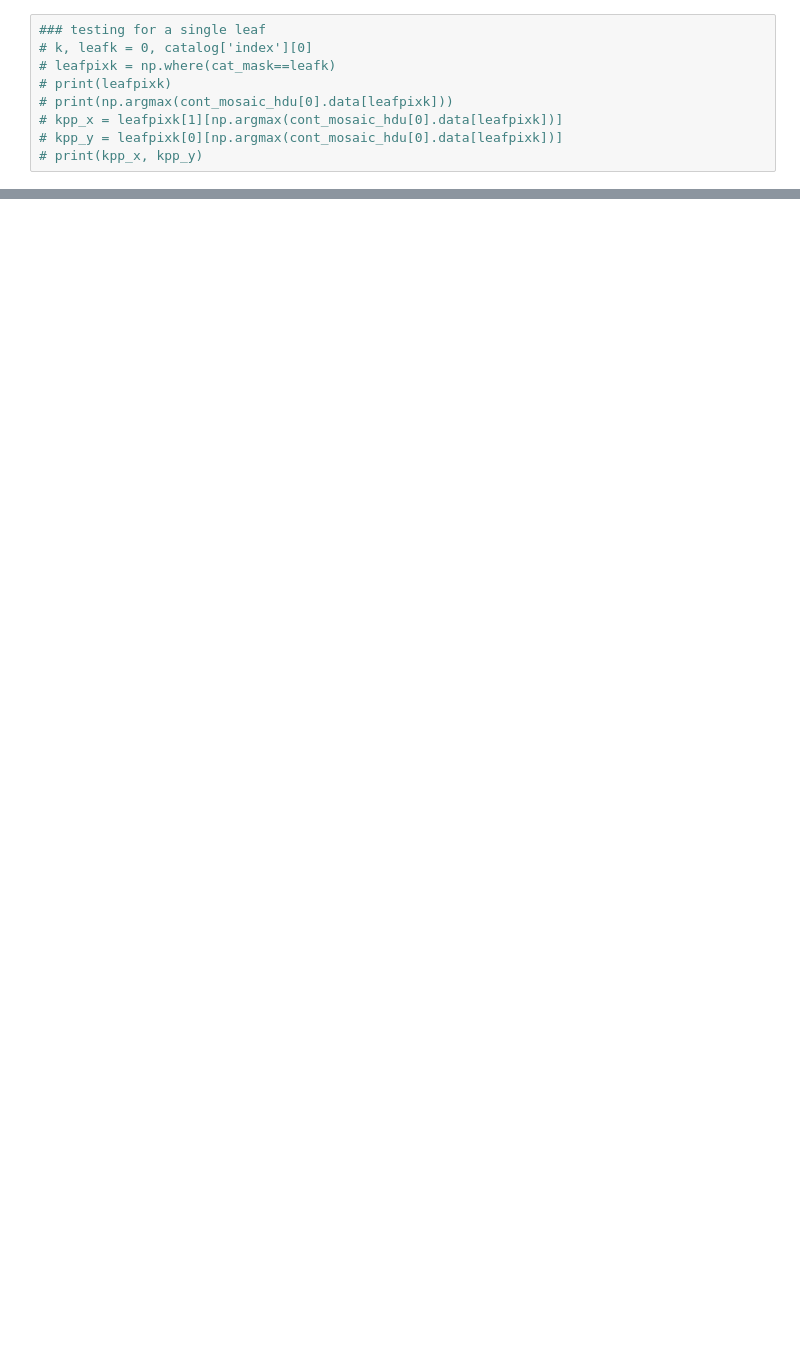
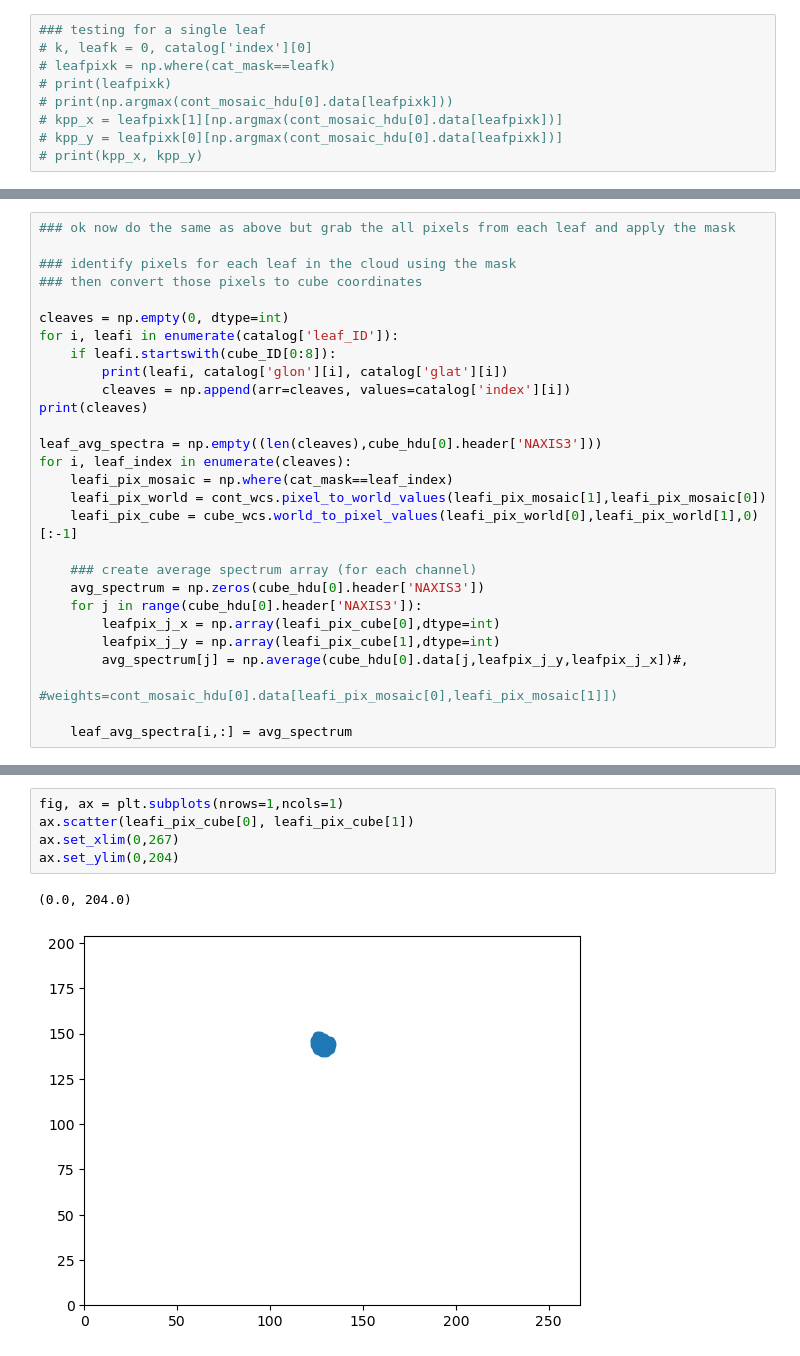
Before and after one commit to hpthatchfield/h2co_extraction, a Jupyter notebook: h2co_extraction.ipynb, the cells around one changed output, grey strips where cells are left out. Cells and saved outputs as stored; diff of their text form; blank space fills up the shorter version.

```diff
--- a/h2co_extraction.ipynb
+++ b/h2co_extraction.ipynb
@@ -118,0 +192,28 @@ for i, pixi in enumerate(lpp_gal):
+# %%
+### ok now do the same as above but grab the all pixels from each leaf and apply the mask
+
+### identify pixels for each leaf in the cloud using the mask
+### then convert those pixels to cube coordinates
+
+cleaves = np.empty(0, dtype=int)
+for i, leafi in enumerate(catalog['leaf_ID']):
+    if leafi.startswith(cube_ID[0:8]):
+        print(leafi, catalog['glon'][i], catalog['glat'][i])
+        cleaves = np.append(arr=cleaves, values=catalog['index'][i])
+print(cleaves)
+
+leaf_avg_spectra = np.empty((len(cleaves),cube_hdu[0].header['NAXIS3']))
+for i, leaf_index in enumerate(cleaves):
+    leafi_pix_mosaic = np.where(cat_mask==leaf_index)
+    leafi_pix_world = cont_wcs.pixel_to_world_values(leafi_pix_mosaic[1],leafi_pix_mosaic[0])
+    leafi_pix_cube = cube_wcs.world_to_pixel_values(leafi_pix_world[0],leafi_pix_world[1],0)[:-1]
+
+    ### create average spectrum array (for each channel)
+    avg_spectrum = np.zeros(cube_hdu[0].header['NAXIS3'])
+    for j in range(cube_hdu[0].header['NAXIS3']):
+        leafpix_j_x = np.array(leafi_pix_cube[0],dtype=int)
+        leafpix_j_y = np.array(leafi_pix_cube[1],dtype=int)
+        avg_spectrum[j] = np.average(cube_hdu[0].data[j,leafpix_j_y,leafpix_j_x])#,
+                                 #weights=cont_mosaic_hdu[0].data[leafi_pix_mosaic[0],leafi_pix_mosaic[1]])
+
+    leaf_avg_spectra[i,:] = avg_spectrum
@@ -118,0 +247,8 @@ for i, pixi in enumerate(lpp_gal):
+# %%
+fig, ax = plt.subplots(nrows=1,ncols=1)
+ax.scatter(leafi_pix_cube[0], leafi_pix_cube[1])
+ax.set_xlim(0,267)
+ax.set_ylim(0,204)
+# %% [output]
+(0.0, 204.0)
+[figure, added]
```
Also changed, not shown: parts of 22 cells of this notebook, 1 other file.
